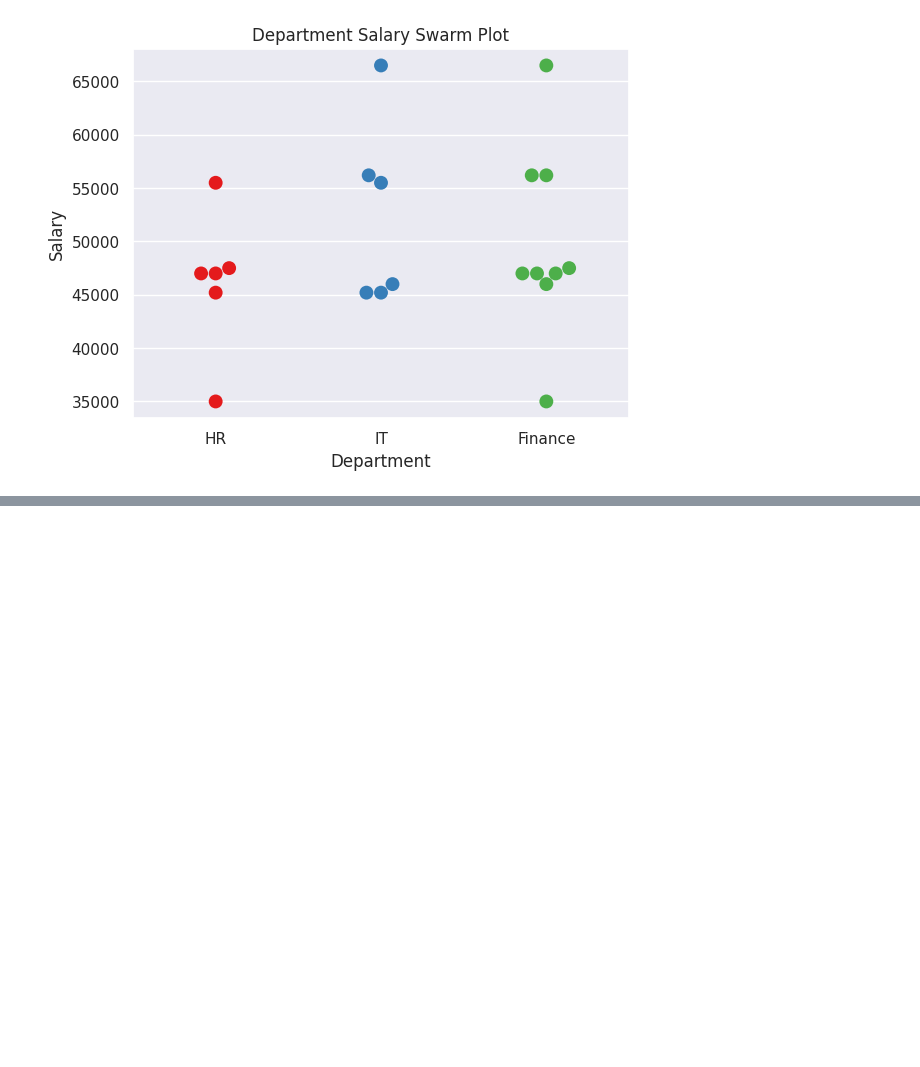
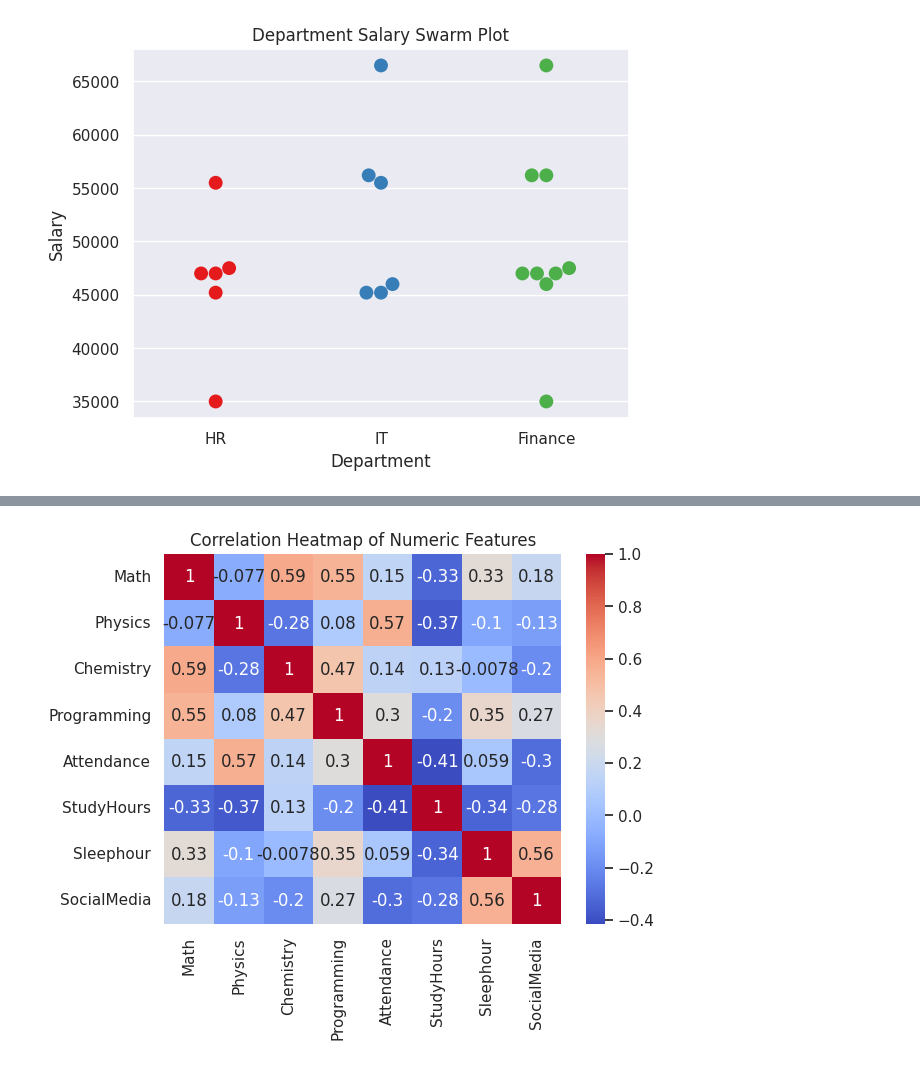
Before and after one commit to sarthak12822/Data-Science, a Jupyter notebook: Seaborn.ipynb, the cells around one changed output, grey strips where cells are left out. Drawn from its saved outputs; the diff is of its cells as text; code cells hidden in the pictures; blank space fills up the shorter version.

```diff
--- a/Seaborn.ipynb
+++ b/Seaborn.ipynb
@@ -198,0 +247,24 @@ plt.show()
+# %%
+#HeatMap
+#Pair Plot
+import pandas as pd
+import seaborn as sns
+import matplotlib.pyplot as plt
+data = {
+    "Math" : [50,55,10,65,70,75,80,85,84,55,67,87,90,91,92,93,97,93,91,90], # Trimmed from 21 to 20
+    "Physics" : [84,55,67,87,90,91,92,93,97,93,91,90,88,50,55,60,65,70,75,80],
+    "Chemistry" :[20,22,28,30,32,35,38,55,10,65,70,75,80,85,84,55,67,87,90,91], # Trimmed from 21 to 20
+    "Programming":[35,38,55,10,65,70,75,80,85,84,55,98,77,65,58,99,91,87,77,89], # Trimmed from 21 to 20
+    "Attendance" : [60,65,70,75,80,85,90,91,99,89,97,94,90,99,43,55,67,86,77,90],
+    "StudyHours" : [ 9,8,7,6,5,4,3,2,1,9,8,7,4,5,6,7,8,9,5,4],
+    "Sleephour" : [8,7,6,5,6,7,8,9,8,7,6,7,8,9,7,8,9,5,6,7], # Trimmed from 21 to 20
+    "SocialMedia" : [8,7,6,5,6,7,8,9,8,7,3,4,5,6,7,8,9,6,7,8]
+}
+df = pd.DataFrame(data)
+# All columns are numeric, so we can directly calculate correlation
+corr = df.corr()
+sns.heatmap(corr, annot = True, cmap = "coolwarm")
+plt.title('Correlation Heatmap of Numeric Features')
+plt.show()
+# %% [output]
+[figure, added]
```
Also changed, not shown: parts of 3 cells of this notebook.
